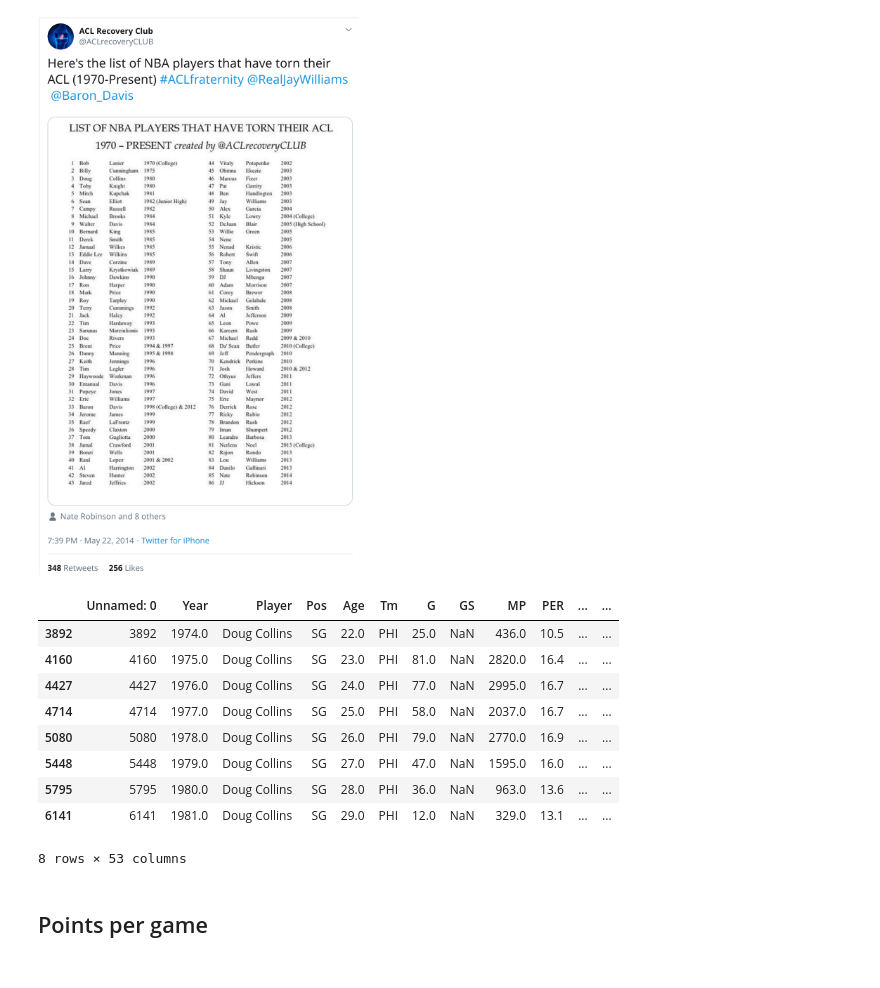
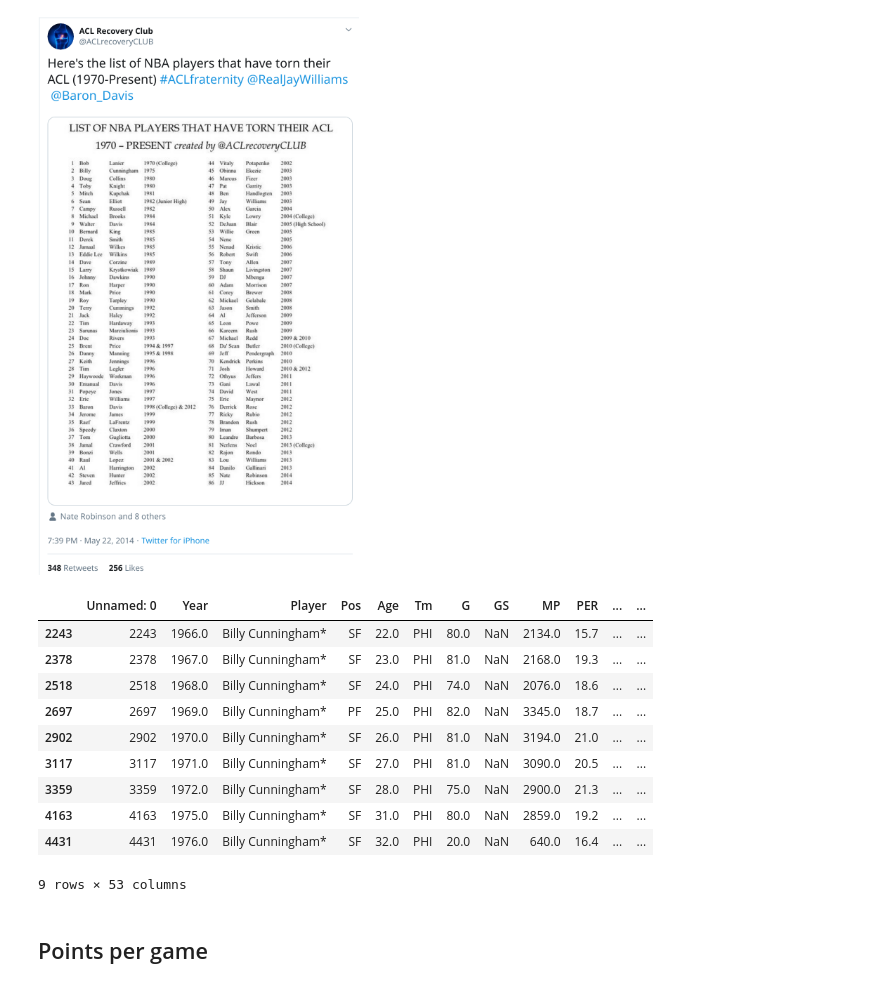
Before and after one commit to noogie13/nba-acl, a Jupyter notebook: analysis.ipynb, the cells around one changed output. Saved outputs shown, nothing was run; the diff lists cells and outputs as text; code cells hidden in the pictures.

```diff
--- a/analysis.ipynb
+++ b/analysis.ipynb
@@ -28,18 +32,19 @@ Image(filename='tweet.png')
 [figure]
 # %%
 player_list = [Player(name,years) for name,years in players_raw.items()]
-player_list[1].stats
+player_list[0].stats
 # %% [output]
 |  | Unnamed: 0 | Year | Player | Pos | Age | Tm | G | GS | MP | PER | ... | ... |
-| 3892 | 3892 | 1974.0 | Doug Collins | SG | 22.0 | PHI | 25.0 | NaN | 436.0 | 10.5 | ... | ... |
-| 4160 | 4160 | 1975.0 | Doug Collins | SG | 23.0 | PHI | 81.0 | NaN | 2820.0 | 16.4 | ... | ... |
-| 4427 | 4427 | 1976.0 | Doug Collins | SG | 24.0 | PHI | 77.0 | NaN | 2995.0 | 16.7 | ... | ... |
-| 4714 | 4714 | 1977.0 | Doug Collins | SG | 25.0 | PHI | 58.0 | NaN | 2037.0 | 16.7 | ... | ... |
-| 5080 | 5080 | 1978.0 | Doug Collins | SG | 26.0 | PHI | 79.0 | NaN | 2770.0 | 16.9 | ... | ... |
-| 5448 | 5448 | 1979.0 | Doug Collins | SG | 27.0 | PHI | 47.0 | NaN | 1595.0 | 16.0 | ... | ... |
-| 5795 | 5795 | 1980.0 | Doug Collins | SG | 28.0 | PHI | 36.0 | NaN | 963.0 | 13.6 | ... | ... |
-| 6141 | 6141 | 1981.0 | Doug Collins | SG | 29.0 | PHI | 12.0 | NaN | 329.0 | 13.1 | ... | ... |
+| 2243 | 2243 | 1966.0 | Billy Cunningham* | SF | 22.0 | PHI | 80.0 | NaN | 2134.0 | 15.7 | ... | ... |
+| 2378 | 2378 | 1967.0 | Billy Cunningham* | SF | 23.0 | PHI | 81.0 | NaN | 2168.0 | 19.3 | ... | ... |
+| 2518 | 2518 | 1968.0 | Billy Cunningham* | SF | 24.0 | PHI | 74.0 | NaN | 2076.0 | 18.6 | ... | ... |
+| 2697 | 2697 | 1969.0 | Billy Cunningham* | PF | 25.0 | PHI | 82.0 | NaN | 3345.0 | 18.7 | ... | ... |
+| 2902 | 2902 | 1970.0 | Billy Cunningham* | SF | 26.0 | PHI | 81.0 | NaN | 3194.0 | 21.0 | ... | ... |
+| 3117 | 3117 | 1971.0 | Billy Cunningham* | SF | 27.0 | PHI | 81.0 | NaN | 3090.0 | 20.5 | ... | ... |
+| 3359 | 3359 | 1972.0 | Billy Cunningham* | SF | 28.0 | PHI | 75.0 | NaN | 2900.0 | 21.3 | ... | ... |
+| 4163 | 4163 | 1975.0 | Billy Cunningham* | SF | 31.0 | PHI | 80.0 | NaN | 2859.0 | 19.2 | ... | ... |
+| 4431 | 4431 | 1976.0 | Billy Cunningham* | SF | 32.0 | PHI | 20.0 | NaN | 640.0 | 16.4 | ... | ... |
-8 rows × 53 columns
+9 rows × 53 columns
 # %% [markdown]
 ## Points per game
 # %%
```
Also changed, not shown: parts of 14 cells of this notebook.
